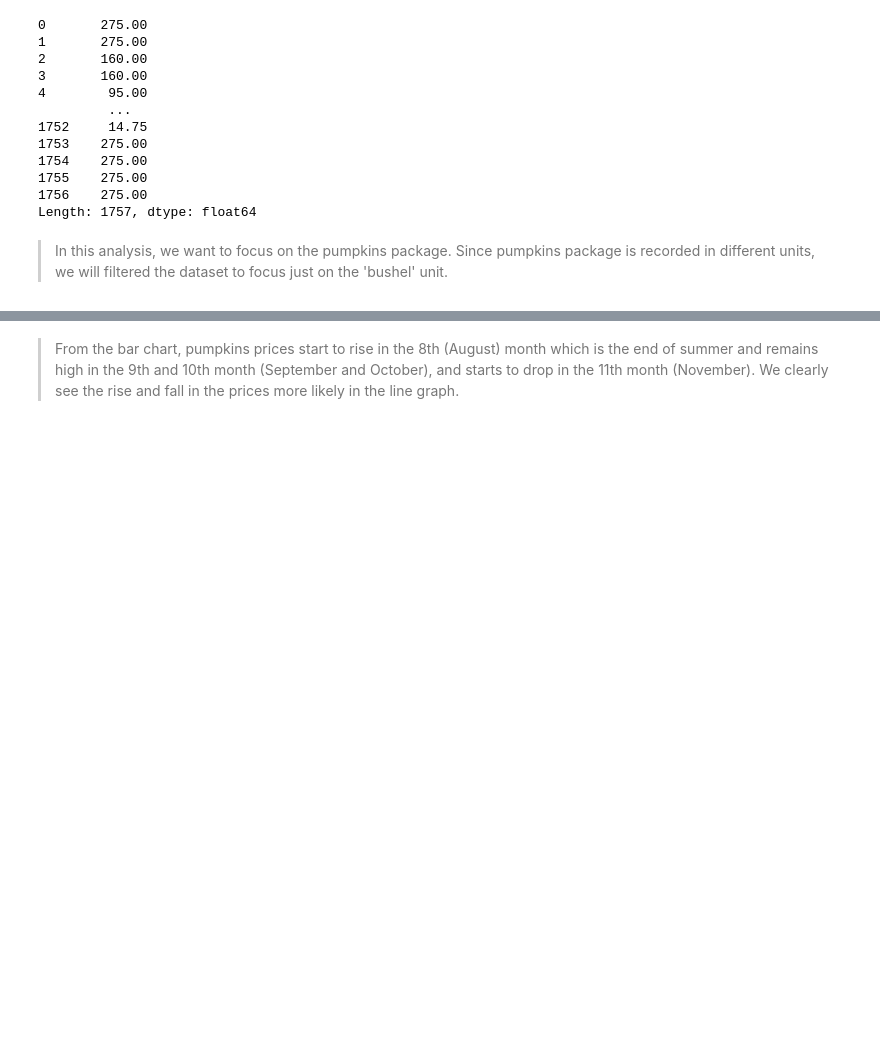
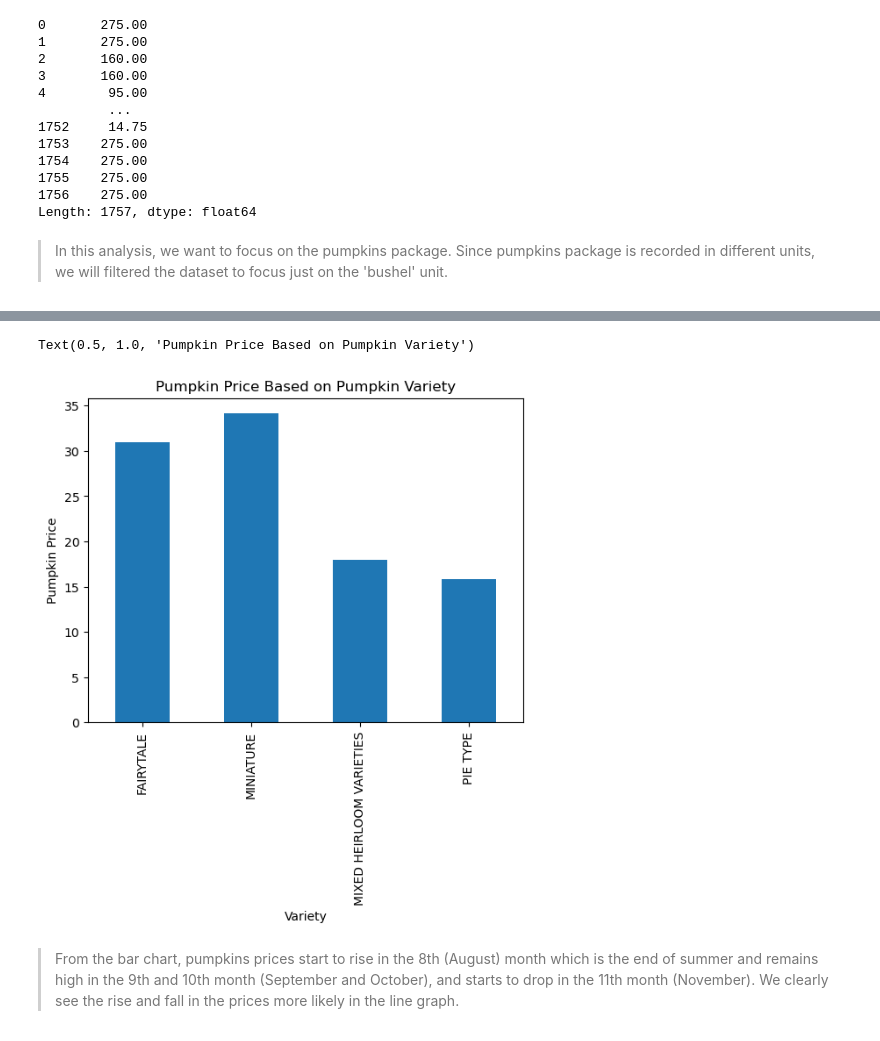
Before and after one commit to OMEAkin/REDI_ML_PROJECTS, a Jupyter notebook: REDI_ML_PROJECT.ipynb, the cells around one changed output, grey strips where cells are left out. Cells and saved outputs as stored; diff of their text form; code cells hidden in the pictures; blank space fills up the shorter version.

```diff
--- a/REDI_ML_PROJECT.ipynb
+++ b/REDI_ML_PROJECT.ipynb
@@ -253,3 +299,11 @@ plt.ylabel("Pumpkin Price")
+# %%
+# Average price of pumpkins grouped by Months
+new_pumpkins.groupby(['Variety'])['Avg_Price'].mean().plot(kind='bar')
+plt.ylabel("Pumpkin Price")
+plt.title("Pumpkin Price Based on Pumpkin Variety")
+# %% [output]
+Text(0.5, 1.0, 'Pumpkin Price Based on Pumpkin Variety')
+[figure, added]
 # %% [markdown]
 > From the bar chart, pumpkins prices start to rise in the 8th (August) month which is the end of summer and remains high in the 9th and 10th month (September and October), and starts to drop in the 11th month (November). We clearly see the rise and fall in the prices more likely in the line graph.
 # %%
```
Also changed, not shown: parts of 51 cells of this notebook.
